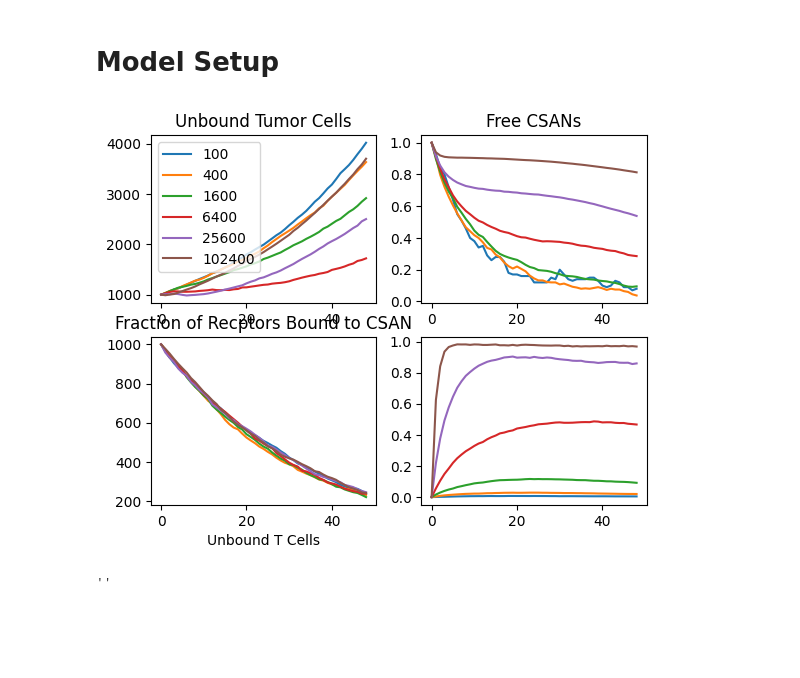
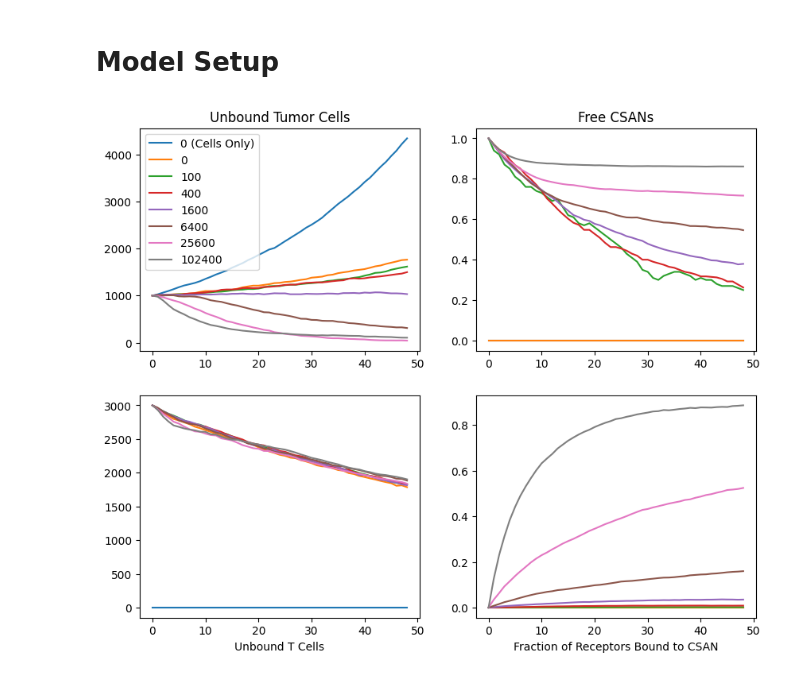
Before and after one commit to naomiburks/stochastic_csans, a Jupyter notebook: full_stochastic.ipynb, the cells around one changed output. Drawn from its saved outputs; the diff is of its cells as text; code cells hidden in the pictures; blank space fills up the shorter version.

Commit message:
added data

```diff
--- a/full_stochastic.ipynb
+++ b/full_stochastic.ipynb
@@ -495,63 +495,63 @@ class CSANModel(Model):
 # Model Setup
 # %%
 e_receptors = 5
-t_receptors = 5
+t_receptors = 10
 parameters = {
     "b_E": 0,
     "b_T": 0.03,
-    "d_E": 0.03,
+    "d_E": 0.01,
     "d_T": 0,
-    "lambda_E": 0.00001,
-    "lambda_T": 0.00001,
-    "mu_E": 0,
-    "mu_T": 0,
+    "lambda_E": 0.000001,
+    "lambda_T": 0.000002,
+    "mu_E": 0.01,
+    "mu_T": 0.01,
     "lambda_ET": 0.0001,
-    "p_E|T": 0,
-    "p_E|DT": .1,
-    "p_ED|T": .1,
-    "M": 10,
-    "d_EDT": 10,
-    "d_ET": 10,
+    "p_E|T": 0.01,
+    "p_E|DT": .3,
+    "p_ED|T": .3,
+    "M": 4,
+    "d_EDT": 0.5,
+    "d_ET": 0.4,
 }
 initial_t = 1000
-initial_e = 1000
+initial_e = 3000
 min_dose = 100
 # %%
+plt.rcParams['figure.figsize'] = [10, 8]
 times = [i for i in range(49)]
-dosages = [min_dose * 4 ** i for i in range(6)]
+dosages = [0] + [min_dose * 4 ** i for i in range(6)]
 model = CSANModel(e_receptors, t_receptors)
-initial_states = []
+initial_states = [model.get_free_state(0, 0, initial_t)]
 for dose in dosages:
     initial_states.append(model.get_free_state(initial_e, dose, initial_t))
-
+dosages = ["0 (Cells Only)"] + dosages
 
 fig, ax = plt.subplots(2, 2)
 for i, initial_state in enumerate(initial_states):
     result = model.run_timepoints(parameters, initial_state, times)
     tumor_count = []
     tcell_count = []
     free_csan_count = []
     fraction_bound = []
     for time_data in result:
         tumor_count.append(time_data.T())
         tcell_count.append(time_data.E())
-        free_csan_count.append(time_data.D / dosages[i])
+        if dosages[i] != 0 and not isinstance(dosages[i], str):
+            free_csan_count.append(time_data.D / dosages[i])
+        else:
+            free_csan_count.append(0)
         fraction_bound.append(time_data.fraction_of_receptors_bound())
 
 
-    ax[0, 0].plot(times, tumor_count, label=f"{initial_state.D}")
+    ax[0, 0].plot(times, tumor_count, label=f"{dosages[i]}")
     ax[1, 0].plot(times, tcell_count)
     ax[0, 1].plot(times, free_csan_count)
     ax[1, 1].plot(times, fraction_bound)
     ax[0, 0].set_title("Unbound Tumor Cells")
     ax[1, 0].set_xlabel("Unbound T Cells")
     ax[0, 1].set_title("Free CSANs")
-    ax[1, 1].set_xlabel("Fraction of Recptors Bound to CSAN")
+    ax[1, 1].set_xlabel("Fraction of Receptors Bound to CSAN")
 ax[0, 0].legend()
 plt.show()
 # %% [output]
-[figure, old version]
+[figure, new version]
-# %%
-_
-# %% [output]
-''
```
Also changed, not shown: parts of 3 cells of this notebook, 3 other files.
